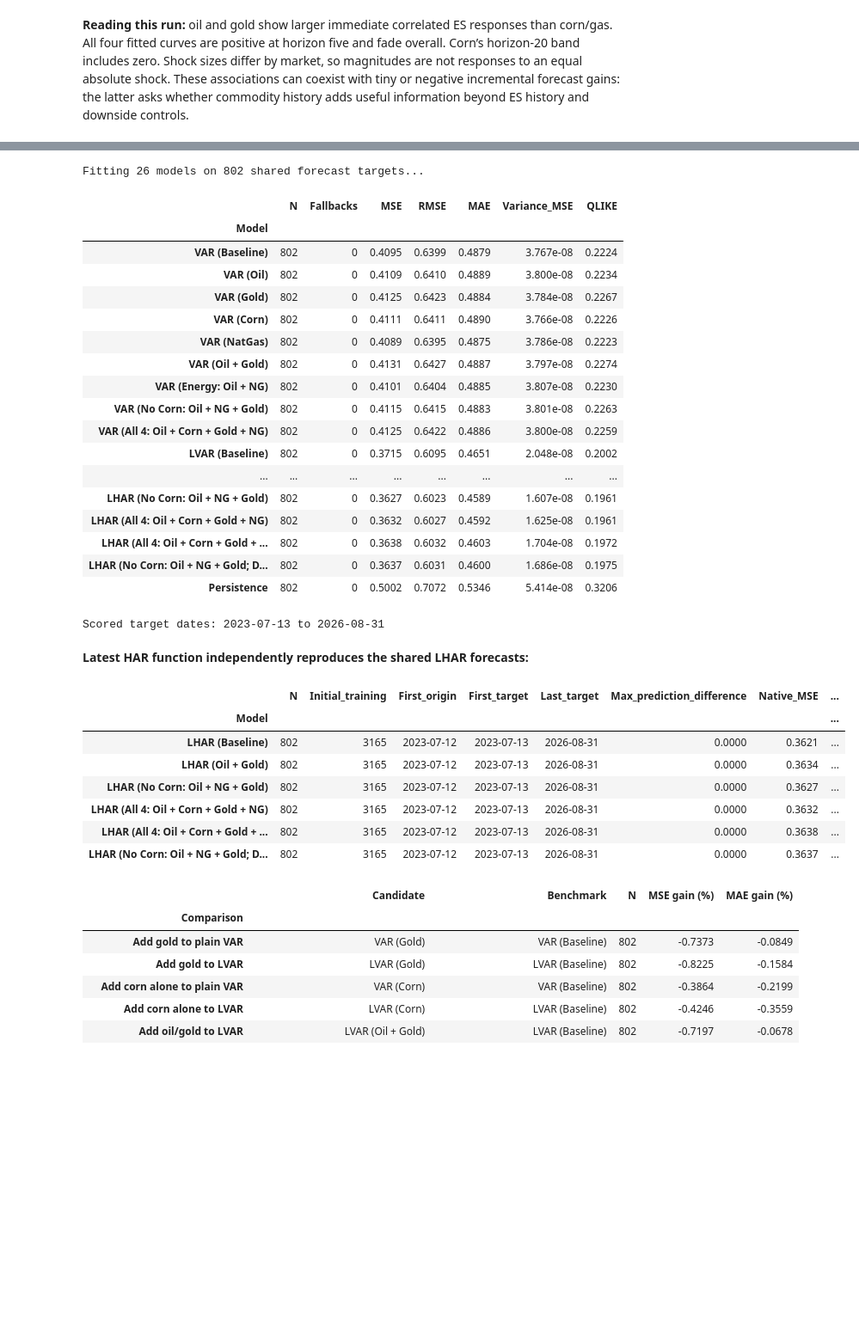
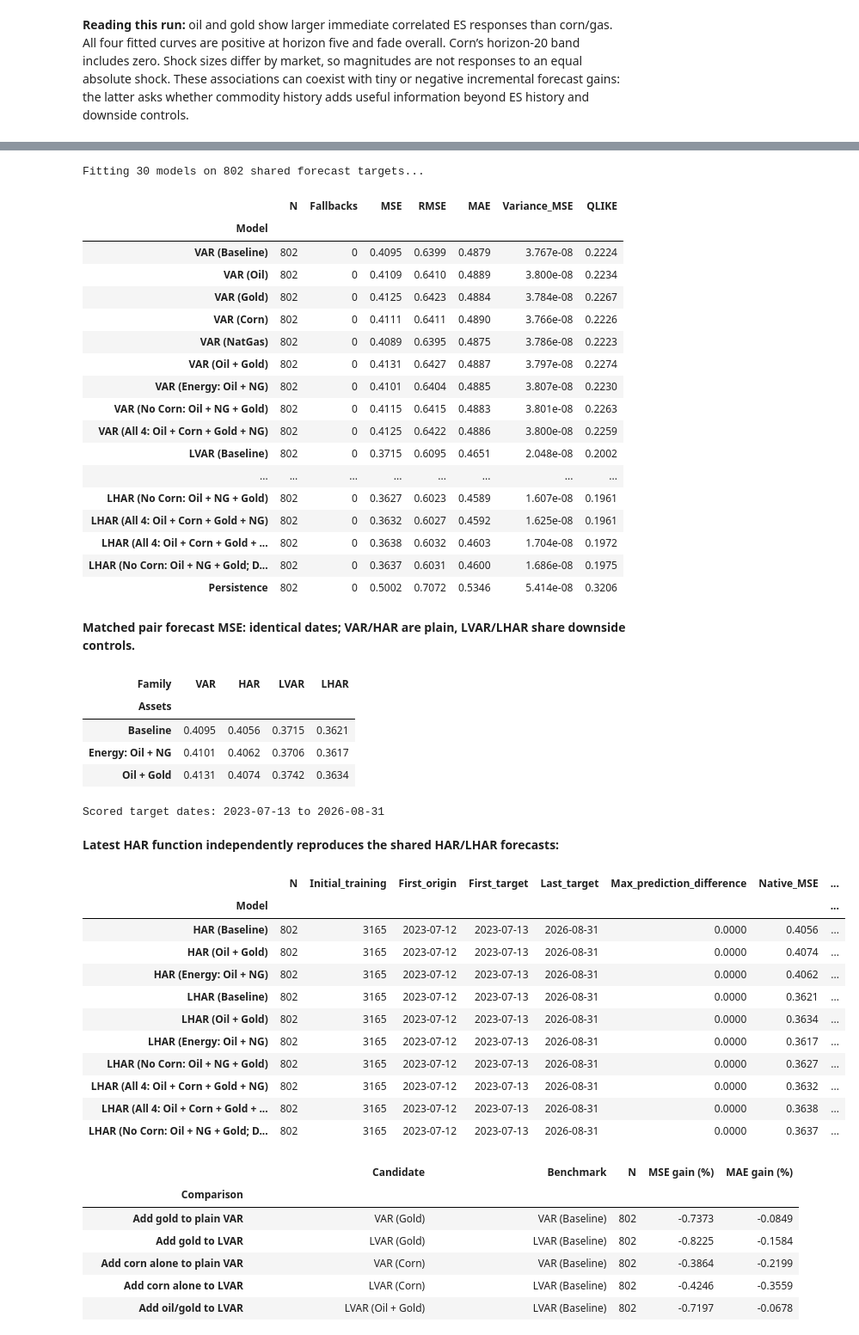
Before and after one commit to Deangr-econ/Quant_methods_project, a Jupyter notebook: VAR_QTFE.ipynb, the cells around one changed output, grey strips where cells are left out. Shown at 86% size. Saved outputs shown, nothing was run; the diff lists cells and outputs as text; code cells hidden in the pictures; blank space fills up the shorter version.

```diff
--- a/VAR_QTFE.ipynb
+++ b/VAR_QTFE.ipynb
@@ -233,7 +233,7 @@ tables instead use **the same regression rows** for every model.
 har_reference = reference_har_function(ROOT / cfg['har_reference'])
 reference_rows = []
 for downside in [False, True]:
-    for label, assets in [('Baseline', []), ('Oil', ['CL']), ('NatGas', ['NG']), ('Energy (oil and nat gas)', ['CL', 'NG']), ('No Corn: oil, nat gas and gold', ['CL', 'NG', 'GC'])]:
+    for label, assets in [('Baseline', []), ('Oil', ['CL']), ('Oil + Gold', ['CL', 'GC']), ('NatGas', ['NG']), ('Energy (oil and nat gas)', ['CL', 'NG']), ('No Corn: oil, nat gas and gold', ['CL', 'NG', 'GC'])]:
         fit = har_reference(wide, exog_symbols=assets, include_exog_horizons=True,
                             include_leverage=downside, hac_lags=cfg['hac_lags'])
         reference_rows.append({'Model': ('LHAR' if downside else 'HAR') + f' ({label})',
@@ -562,45 +581,67 @@ baseline_rows['smearing'] = 1.; baseline_rows['root'] = np.nan
 baseline_rows['status'] = 'ok'; baseline_rows['detail'] = ''
 forecasts = pd.concat([forecasts, baseline_rows], ignore_index=True)
 metrics = forecast_metrics(forecasts)
 show_table(metrics)
 forecasts.to_csv(OUTPUT / 'shared_forecasts.csv', index=False)
 metrics.to_csv(OUTPUT / 'shared_forecast_metrics.csv')
+
+pair_records = []
+for assets in ['Baseline', 'Oil + Gold', 'Energy: Oil + NG']:
+    for family in ['VAR', 'HAR', 'LVAR', 'LHAR']:
+        name = f'{family} ({assets})'
+        row = metrics.loc[name]
+        pair_records.append({'Assets': assets, 'Family': family, 'Model': name,
+                             **row.to_dict()})
+pair_metrics = pd.DataFrame(pair_records)
+display(Markdown('**Matched pair forecast MSE: identical dates; VAR/HAR are plain, LVAR/LHAR share downside controls.**'))
+show_table(pair_metrics.pivot(index='Assets', columns='Family', values='MSE')[['VAR', 'HAR', 'LVAR', 'LHAR']])
+pair_metrics.to_csv(OUTPUT / 'matched_pair_forecast_metrics.csv', index=False)
 print('Scored target dates:', test_dates.min().date(), 'to', test_dates.max().date())
 har_forecast_audit = audit_reference_har_forecasts(wide, design, specs, forecasts,
     cfg['training_end'], ROOT / cfg['har_reference'], cfg['hac_lags'])
-display(Markdown('**Latest HAR function independently reproduces the shared LHAR forecasts:**'))
+display(Markdown('**Latest HAR function independently reproduces the shared HAR/LHAR forecasts:**'))
 show_table(har_forecast_audit)
 har_forecast_audit.to_csv(OUTPUT / 'latest_har_forecast_audit.csv')
 # %% [output]
-Fitting 26 models on 802 shared forecast targets...
+Fitting 30 models on 802 shared forecast targets...
 |  | N | Fallbacks | MSE | RMSE | MAE | Variance_MSE | QLIKE |
 | Model |  |  |  |  |  |  |  |
 | VAR (Baseline) | 802 | 0 | 0.4095 | 0.6399 | 0.4879 | 3.767e-08 | 0.2224 |
 | VAR (Oil) | 802 | 0 | 0.4109 | 0.6410 | 0.4889 | 3.800e-08 | 0.2234 |
 | VAR (Gold) | 802 | 0 | 0.4125 | 0.6423 | 0.4884 | 3.784e-08 | 0.2267 |
 | VAR (Corn) | 802 | 0 | 0.4111 | 0.6411 | 0.4890 | 3.766e-08 | 0.2226 |
 | VAR (NatGas) | 802 | 0 | 0.4089 | 0.6395 | 0.4875 | 3.786e-08 | 0.2223 |
 | VAR (Oil + Gold) | 802 | 0 | 0.4131 | 0.6427 | 0.4887 | 3.797e-08 | 0.2274 |
 | VAR (Energy: Oil + NG) | 802 | 0 | 0.4101 | 0.6404 | 0.4885 | 3.807e-08 | 0.2230 |
 | VAR (No Corn: Oil + NG + Gold) | 802 | 0 | 0.4115 | 0.6415 | 0.4883 | 3.801e-08 | 0.2263 |
 | VAR (All 4: Oil + Corn + Gold + NG) | 802 | 0 | 0.4125 | 0.6422 | 0.4886 | 3.800e-08 | 0.2259 |
 | LVAR (Baseline) | 802 | 0 | 0.3715 | 0.6095 | 0.4651 | 2.048e-08 | 0.2002 |
 | ... | ... | ... | ... | ... | ... | ... | ... |
 | LHAR (No Corn: Oil + NG + Gold) | 802 | 0 | 0.3627 | 0.6023 | 0.4589 | 1.607e-08 | 0.1961 |
 | LHAR (All 4: Oil + Corn + Gold + NG) | 802 | 0 | 0.3632 | 0.6027 | 0.4592 | 1.625e-08 | 0.1961 |
 | LHAR (All 4: Oil + Corn + Gold + ... | 802 | 0 | 0.3638 | 0.6032 | 0.4603 | 1.704e-08 | 0.1972 |
 | LHAR (No Corn: Oil + NG + Gold; D... | 802 | 0 | 0.3637 | 0.6031 | 0.4600 | 1.686e-08 | 0.1975 |
 | Persistence | 802 | 0 | 0.5002 | 0.7072 | 0.5346 | 5.414e-08 | 0.3206 |
-Scored target dates: 2023-07-13 to 2026-08-31
-**Latest HAR function independently reproduces the shared LHAR forecasts:**
+**Matched pair forecast MSE: identical dates; VAR/HAR are plain, LVAR/LHAR share downside controls.**
-|  | N | Initial_training | First_origin | First_target | Last_target | Max_prediction_difference | Native_MSE | ... |
-| Model |  |  |  |  |  |  |  | ... |
-| LHAR (Baseline) | 802 | 3165 | 2023-07-12 | 2023-07-13 | 2026-08-31 | 0.0000 | 0.3621 | ... |
-| LHAR (Oil + Gold) | 802 | 3165 | 2023-07-12 | 2023-07-13 | 2026-08-31 | 0.0000 | 0.3634 | ... |
-| LHAR (No Corn: Oil + NG + Gold) | 802 | 3165 | 2023-07-12 | 2023-07-13 | 2026-08-31 | 0.0000 | 0.3627 | ... |
-| LHAR (All 4: Oil + Corn + Gold + NG) | 802 | 3165 | 2023-07-12 | 2023-07-13 | 2026-08-31 | 0.0000 | 0.3632 | ... |
-| LHAR (All 4: Oil + Corn + Gold + ... | 802 | 3165 | 2023-07-12 | 2023-07-13 | 2026-08-31 | 0.0000 | 0.3638 | ... |
-| LHAR (No Corn: Oil + NG + Gold; D... | 802 | 3165 | 2023-07-12 | 2023-07-13 | 2026-08-31 | 0.0000 | 0.3637 | ... |
+| Family | VAR | HAR | LVAR | LHAR |
+| Assets |  |  |  |  |
+| Baseline | 0.4095 | 0.4056 | 0.3715 | 0.3621 |
+| Energy: Oil + NG | 0.4101 | 0.4062 | 0.3706 | 0.3617 |
+| Oil + Gold | 0.4131 | 0.4074 | 0.3742 | 0.3634 |
+Scored target dates: 2023-07-13 to 2026-08-31
+**Latest HAR function independently reproduces the shared HAR/LHAR forecasts:**
+|  | N | Initial_training | First_origin | First_target | Last_target | Max_prediction_difference | Native_MSE | ... |
+| Model |  |  |  |  |  |  |  | ... |
+| HAR (Baseline) | 802 | 3165 | 2023-07-12 | 2023-07-13 | 2026-08-31 | 0.0000 | 0.4056 | ... |
+| HAR (Oil + Gold) | 802 | 3165 | 2023-07-12 | 2023-07-13 | 2026-08-31 | 0.0000 | 0.4074 | ... |
+| HAR (Energy: Oil + NG) | 802 | 3165 | 2023-07-12 | 2023-07-13 | 2026-08-31 | 0.0000 | 0.4062 | ... |
+| LHAR (Baseline) | 802 | 3165 | 2023-07-12 | 2023-07-13 | 2026-08-31 | 0.0000 | 0.3621 | ... |
+| LHAR (Oil + Gold) | 802 | 3165 | 2023-07-12 | 2023-07-13 | 2026-08-31 | 0.0000 | 0.3634 | ... |
+| LHAR (Energy: Oil + NG) | 802 | 3165 | 2023-07-12 | 2023-07-13 | 2026-08-31 | 0.0000 | 0.3617 | ... |
+| LHAR (No Corn: Oil + NG + Gold) | 802 | 3165 | 2023-07-12 | 2023-07-13 | 2026-08-31 | 0.0000 | 0.3627 | ... |
+| LHAR (All 4: Oil + Corn + Gold + NG) | 802 | 3165 | 2023-07-12 | 2023-07-13 | 2026-08-31 | 0.0000 | 0.3632 | ... |
+| LHAR (All 4: Oil + Corn + Gold + ... | 802 | 3165 | 2023-07-12 | 2023-07-13 | 2026-08-31 | 0.0000 | 0.3638 | ... |
+| LHAR (No Corn: Oil + NG + Gold; D... | 802 | 3165 | 2023-07-12 | 2023-07-13 | 2026-08-31 | 0.0000 | 0.3637 | ... |
 # %%
 pairs = [('Add gold to plain VAR', 'VAR (Gold)', 'VAR (Baseline)'),
     ('Add gold to LVAR', 'LVAR (Gold)', 'LVAR (Baseline)'),
```
Also changed, not shown: parts of 7 cells of this notebook, 9 other files.
